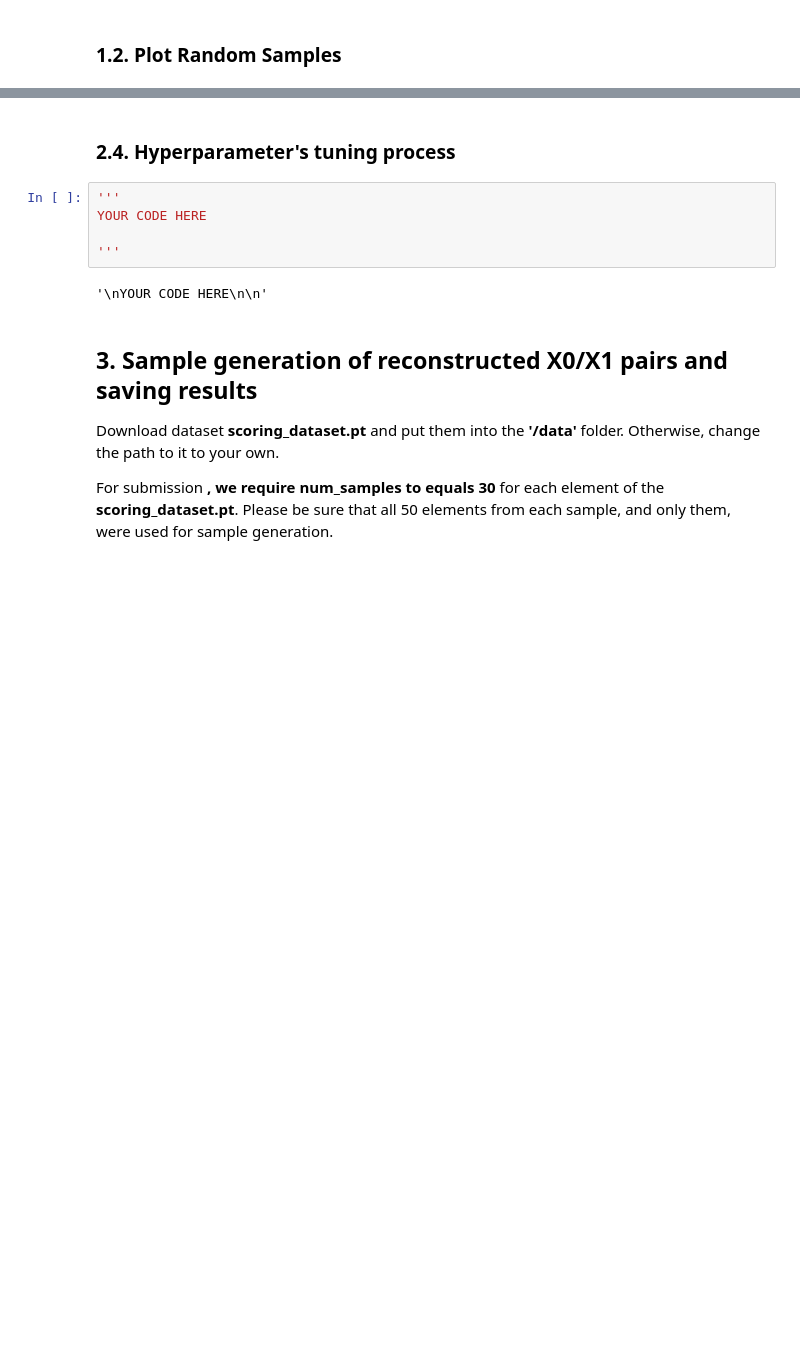
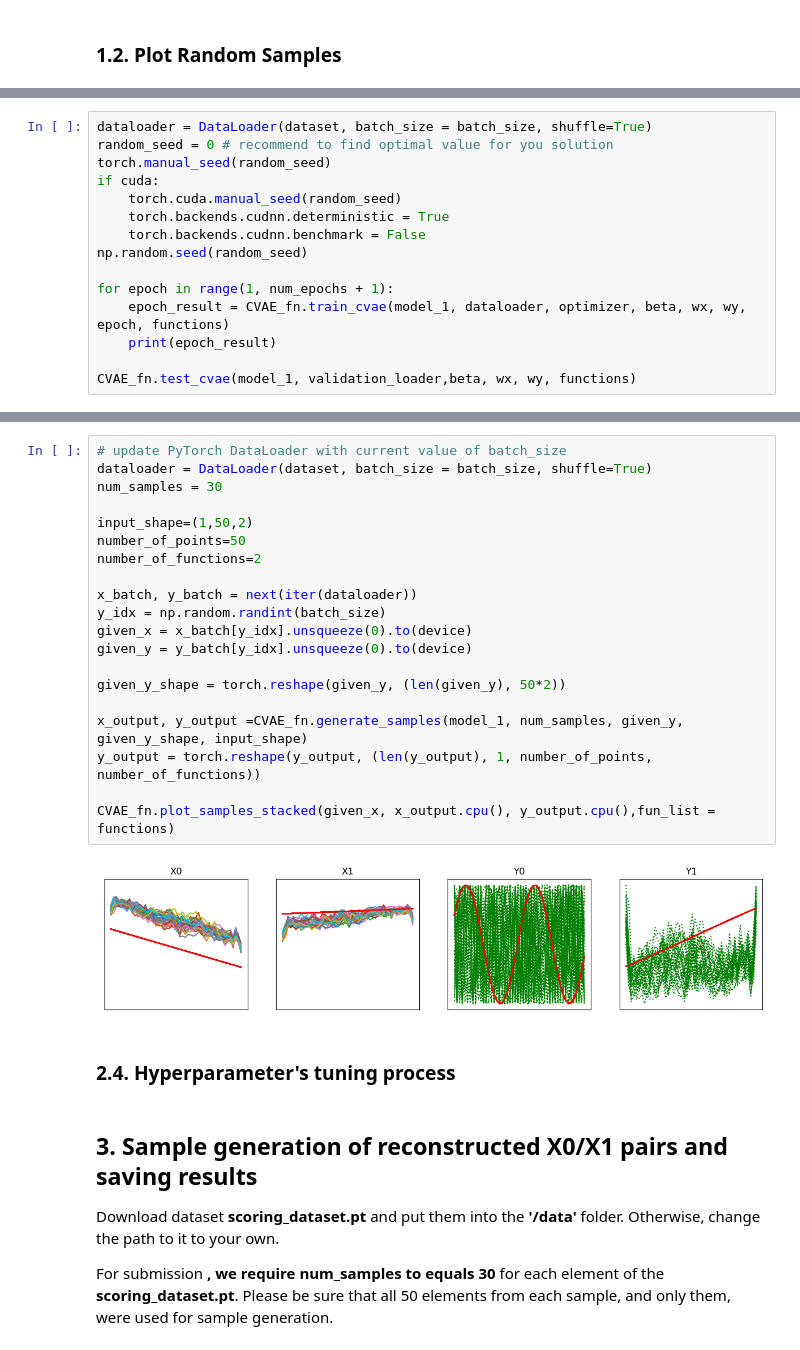
Before and after one commit to FReakYdiVi/2nn1b, a Jupyter notebook: Starter Notebook1.ipynb, the cells around one changed output, grey strips where cells are left out. Drawn from its saved outputs; the diff is of its cells as text; blank space fills up the shorter version.

```diff
--- a/Starter Notebook1.ipynb
+++ b/Starter Notebook1.ipynb
@@ -929,0 +325,15 @@ plot_samples_stacked(given_x, x_output.cpu(), y_output.cpu(),fun_list = function
+# %%
+dataloader = DataLoader(dataset, batch_size = batch_size, shuffle=True)
+random_seed = 0 # recommend to find optimal value for you solution
+torch.manual_seed(random_seed)
+if cuda:
+    torch.cuda.manual_seed(random_seed)
+    torch.backends.cudnn.deterministic = True
+    torch.backends.cudnn.benchmark = False
+np.random.seed(random_seed)
+
+for epoch in range(1, num_epochs + 1):
+    epoch_result = CVAE_fn.train_cvae(model_1, dataloader, optimizer, beta, wx, wy, epoch, functions)
+    print(epoch_result)
+
+CVAE_fn.test_cvae(model_1, validation_loader,beta, wx, wy, functions)
@@ -930,12 +395,27 @@ plot_samples_stacked(given_x, x_output.cpu(), y_output.cpu(),fun_list = function
+# %%
+# update PyTorch DataLoader with current value of batch_size
+dataloader = DataLoader(dataset, batch_size = batch_size, shuffle=True)
+num_samples = 30
+
+input_shape=(1,50,2)
+number_of_points=50
+number_of_functions=2
+
+x_batch, y_batch = next(iter(dataloader))
+y_idx = np.random.randint(batch_size)
+given_x = x_batch[y_idx].unsqueeze(0).to(device)
+given_y = y_batch[y_idx].unsqueeze(0).to(device)
+
+given_y_shape = torch.reshape(given_y, (len(given_y), 50*2))
+
+x_output, y_output =CVAE_fn.generate_samples(model_1, num_samples, given_y, given_y_shape, input_shape)
+y_output = torch.reshape(y_output, (len(y_output), 1, number_of_points, number_of_functions))
+
+CVAE_fn.plot_samples_stacked(given_x, x_output.cpu(), y_output.cpu(),fun_list = functions)
+# %% [output]
+[figure, added]
 # %% [markdown]
 ### 2.4. Hyperparameter's tuning process
-# %%
-'''
-YOUR CODE HERE
-
-'''
-# %% [output]
-'\nYOUR CODE HERE\n\n'
 # %% [markdown]
 ## 3. Sample generation of reconstructed X0/X1 pairs and saving results
 
```
Also changed, not shown: parts of 21 cells of this notebook, 10 other files.
